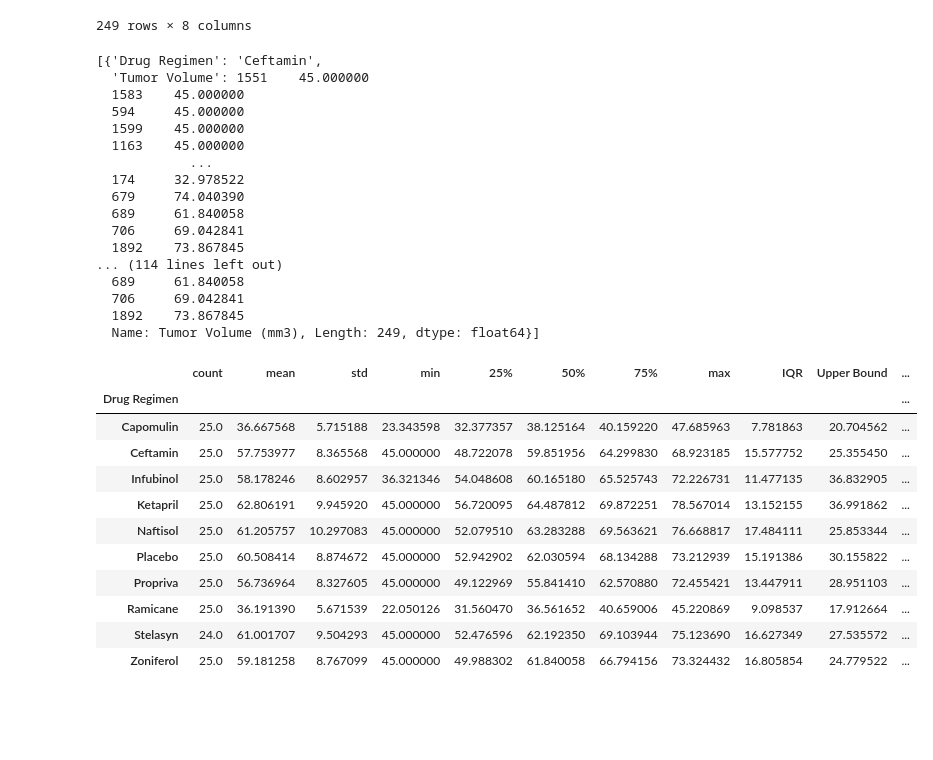
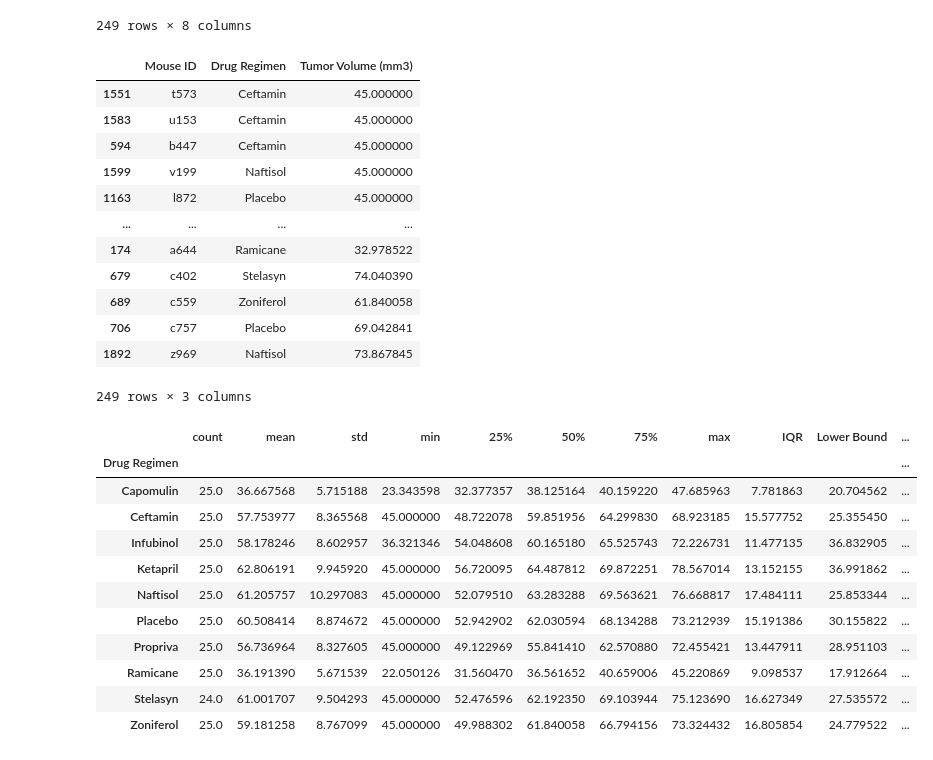
Before and after one commit to emedina2/Matplotlib_Homework, a Jupyter notebook: 02-Homework/05-Matplotlib/Instructions/Pymaceuticals/Pymaceuticals.ipynb, the cells around one changed output. Drawn from its saved outputs; the diff is of its cells as text; code cells hidden in the pictures; blank space fills up the shorter version.

```diff
--- a/02-Homework/05-Matplotlib/Instructions/Pymaceuticals/Pymaceuticals.ipynb
+++ b/02-Homework/05-Matplotlib/Instructions/Pymaceuticals/Pymaceuticals.ipynb
@@ -179,39 +179,35 @@ tumor_data = []
 # %%
 # Locate the rows which contain mice on each drug and get the tumor volumes
-for treatment in treatments:
-    tumor_volume = last_timepoint['Tumor Volume (mm3)']
-    tumor_data.append({"Drug Regimen" : treatment, "Tumor Volume" : tumor_volume})
-tumor_data
+tumor_data = {'Mouse ID': last_timepoint['Mouse ID'], 'Drug Regimen': last_timepoint['Drug Regimen'],\
+              'Tumor Volume (mm3)' : last_timepoint['Tumor Volume (mm3)']}
+tumor_df = pd.DataFrame(tumor_data)
+tumor_df
 # %% [output]
+|  | Mouse ID | Drug Regimen | Tumor Volume (mm3) |
+| 1551 | t573 | Ceftamin | 45.000000 |
+| 1583 | u153 | Ceftamin | 45.000000 |
+| 594 | b447 | Ceftamin | 45.000000 |
+| 1599 | v199 | Naftisol | 45.000000 |
+| 1163 | l872 | Placebo | 45.000000 |
+| ... | ... | ... | ... |
+| 174 | a644 | Ramicane | 32.978522 |
+| 679 | c402 | Stelasyn | 74.040390 |
+| 689 | c559 | Zoniferol | 61.840058 |
+| 706 | c757 | Placebo | 69.042841 |
+| 1892 | z969 | Naftisol | 73.867845 |
-[{'Drug Regimen': 'Ceftamin',
-  'Tumor Volume': 1551    45.000000
-  1583    45.000000
-  594     45.000000
-  1599    45.000000
-  1163    45.000000
-            ...
-  174     32.978522
-  679     74.040390
-  689     61.840058
-  706     69.042841
-  1892    73.867845
-... (114 lines left out)
-  689     61.840058
-  706     69.042841
-  1892    73.867845
-  Name: Tumor Volume (mm3), Length: 249, dtype: float64}]
+249 rows × 3 columns
 # %%
 # Calculate the IQR and quantitatively determine if there are any potential outliers.
 # add subset
 box_data = last_timepoint.groupby('Drug Regimen')
 box_plot = box_data['Tumor Volume (mm3)'].describe()
 box_iqr = box_plot['75%'] - box_plot['25%']
 box_plot['IQR'] = box_iqr
-box_plot['Upper Bound'] = box_plot['25%'] - (1.5*box_plot['IQR'])
-box_plot['Lower Bound'] = box_plot['75%'] + (1.5*box_plot['IQR'])
+box_plot['Lower Bound'] = box_plot['25%'] - (1.5*box_plot['IQR'])
+box_plot['Upper Bound'] = box_plot['75%'] + (1.5*box_plot['IQR'])
 box_plot
 # %% [output]
-|  | count | mean | std | min | 25% | 50% | 75% | max | IQR | Upper Bound | ... |
+|  | count | mean | std | min | 25% | 50% | 75% | max | IQR | Lower Bound | ... |
 | Drug Regimen |  |  |  |  |  |  |  |  |  |  | ... |
 | Capomulin | 25.0 | 36.667568 | 5.715188 | 23.343598 | 32.377357 | 38.125164 | 40.159220 | 47.685963 | 7.781863 | 20.704562 | ... |
 | Ceftamin | 25.0 | 57.753977 | 8.365568 | 45.000000 | 48.722078 | 59.851956 | 64.299830 | 68.923185 | 15.577752 | 25.355450 | ... |
```
Also changed, not shown: parts of 5 cells of this notebook.
